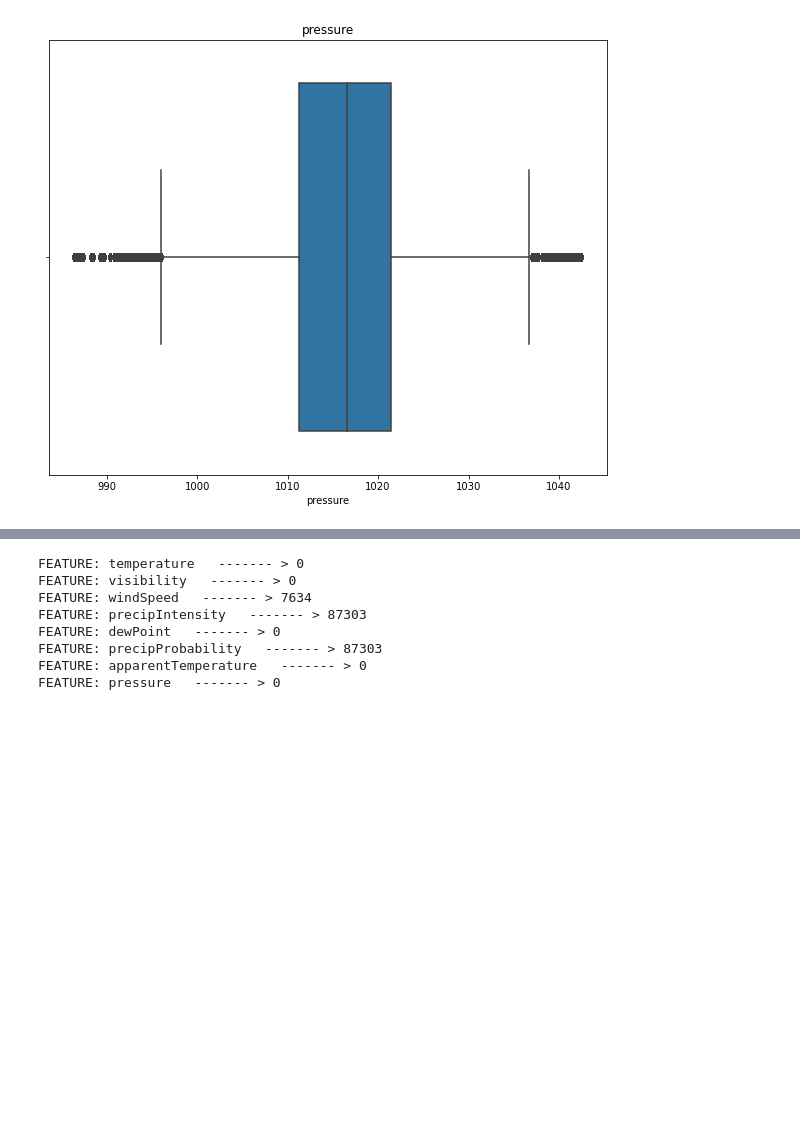
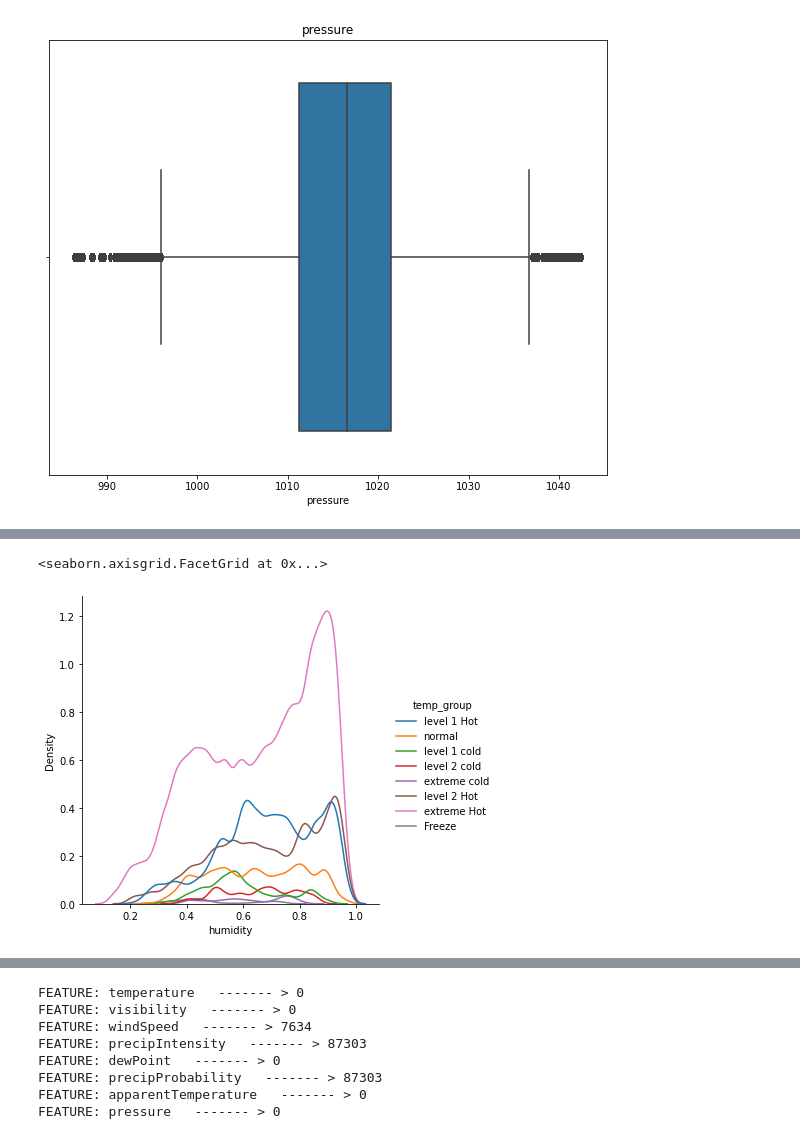
Before and after one commit to blackhat-coder/IoT-DataAnalysis, a Jupyter notebook: iot_dev.ipynb, the cells around one changed output, grey strips where cells are left out. Drawn from its saved outputs; the diff is of its cells as text; code cells hidden in the pictures; blank space fills up the shorter version.

```diff
--- a/iot_dev.ipynb
+++ b/iot_dev.ipynb
@@ -357,0 +451,5 @@ for j in num_weather:
+# %%
+sns.displot(data=data, x='humidity',kind='kde', hue='temp_group')
+# %% [output]
+<seaborn.axisgrid.FacetGrid at 0x...>
+[figure, added]
```
Also changed, not shown: parts of 14 cells of this notebook.
